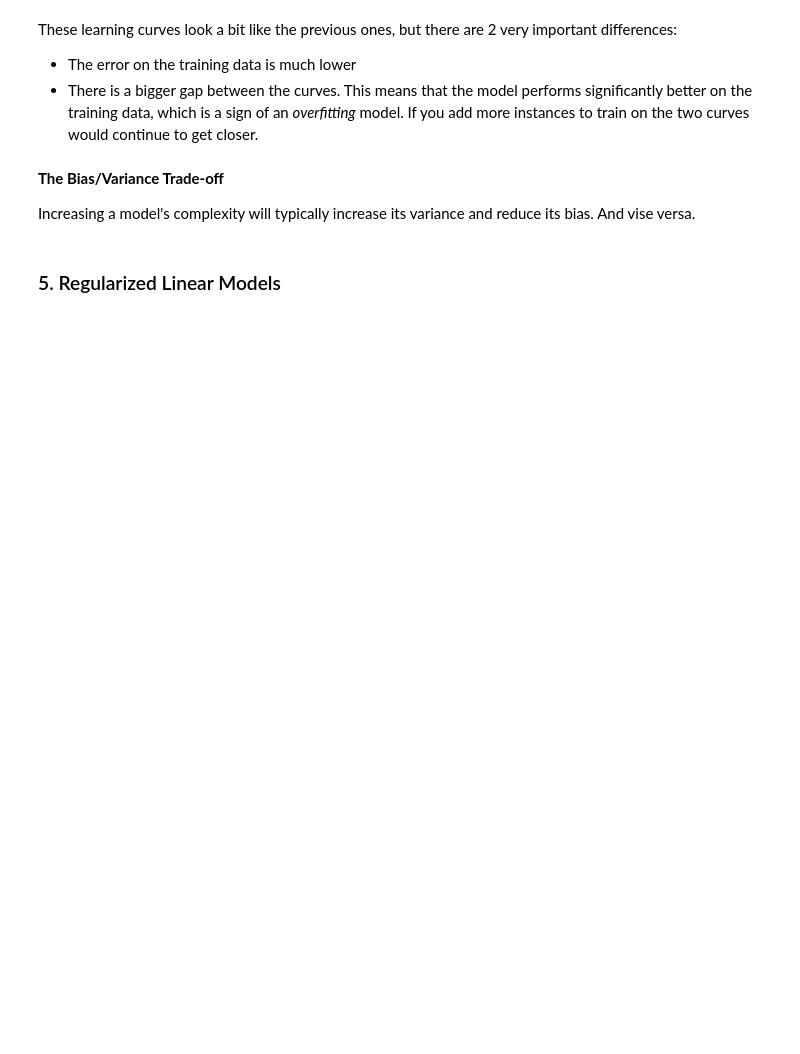
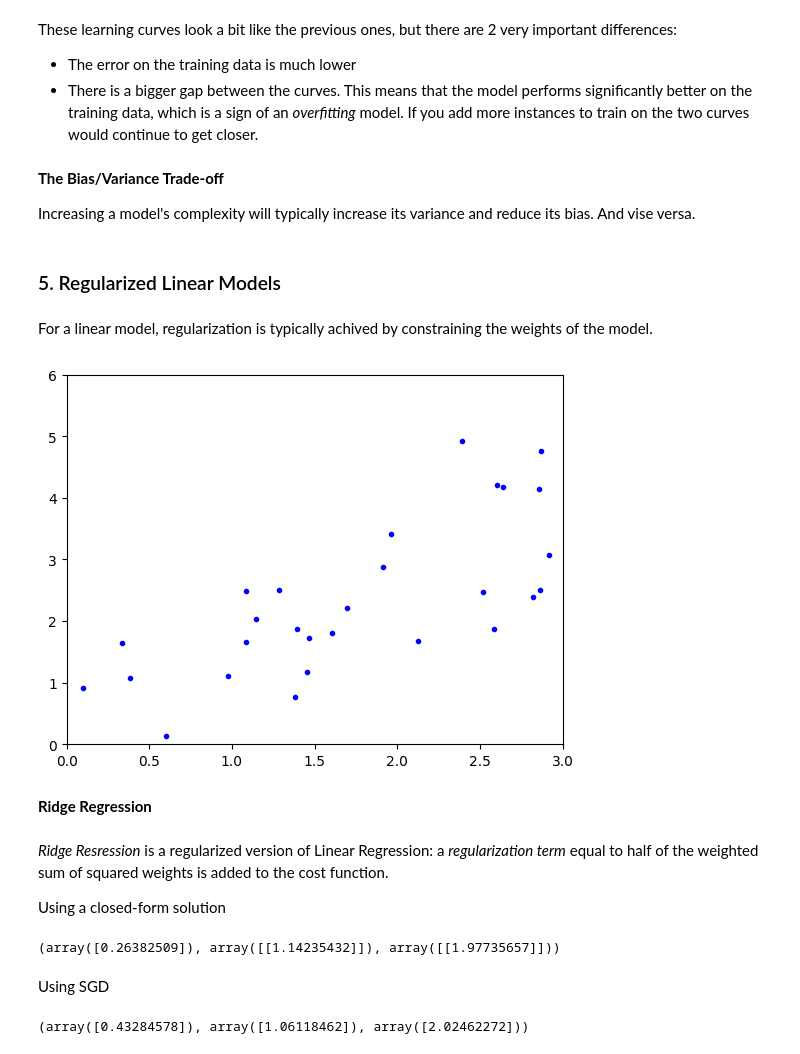
Before and after one commit to neofluar/kaggle, a Jupyter notebook: regression/regression.ipynb, the cells around one changed output. Cells and saved outputs as stored; diff of their text form; code cells hidden in the pictures; blank space fills up the shorter version.

Commit message:
Finish linear models

```diff
--- a/regression/regression.ipynb
+++ b/regression/regression.ipynb
@@ -234,3 +235,35 @@ These learning curves look a bit like the previous ones, but there are 2 very im
 Increasing a model's complexity will typically increase its variance and reduce its bias. And vise versa.
 # %% [markdown]
 ### 5. Regularized Linear Models
+# %% [markdown]
+For a linear model, regularization is typically achived by constraining the weights of the model.
+# %%
+x = 3 * np.random.rand(30, 1)
+y = 1 + x + np.random.randn(30, 1)
+
+plt.plot(x, y, 'b.')
+plt.xlim(0, 3); plt.ylim(0, 6); plt.show()
+# %% [output]
+[figure, added]
+# %% [markdown]
+**Ridge Regression**
+# %% [markdown]
+*Ridge Resression* is a regularized version of Linear Regression: a *regularization term* equal to half of the weighted sum of squared weights is added to the cost function.
+
+Using a closed-form solution
+# %%
+from sklearn.linear_model import Ridge
+
+ridge_reg = Ridge(alpha=1, solver='cholesky')
+ridge_reg.fit(x, y)
+ridge_reg.intercept_, ridge_reg.coef_, ridge_reg.predict([[1.5]])
+# %% [output]
+(array([0.26382509]), array([[1.14235432]]), array([[1.97735657]]))
+# %% [markdown]
+Using SGD
+# %%
+sgd_reg = SGDRegressor(penalty='l2')
+sgd_reg.fit(x, y.ravel())
+sgd_reg.intercept_, sgd_reg.coef_, sgd_reg.predict([[1.5]])
+# %% [output]
+(array([0.43284578]), array([1.06118462]), array([2.02462272]))
```
Also changed, not shown: parts of 41 cells of this notebook, 1 other file.
